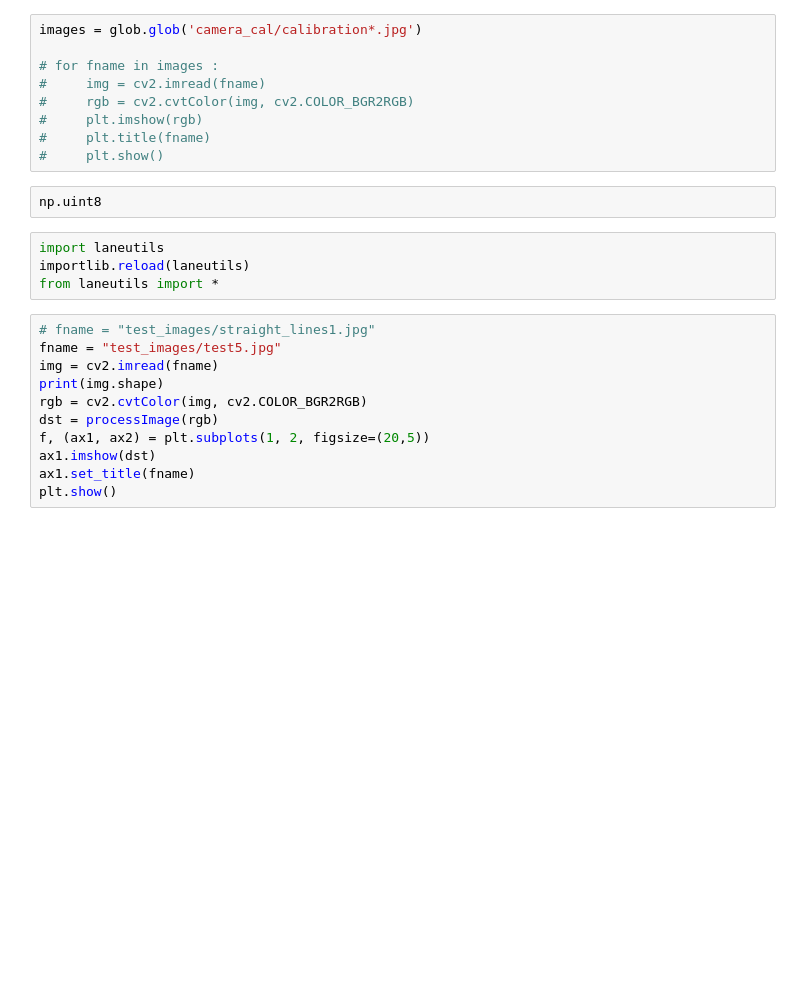
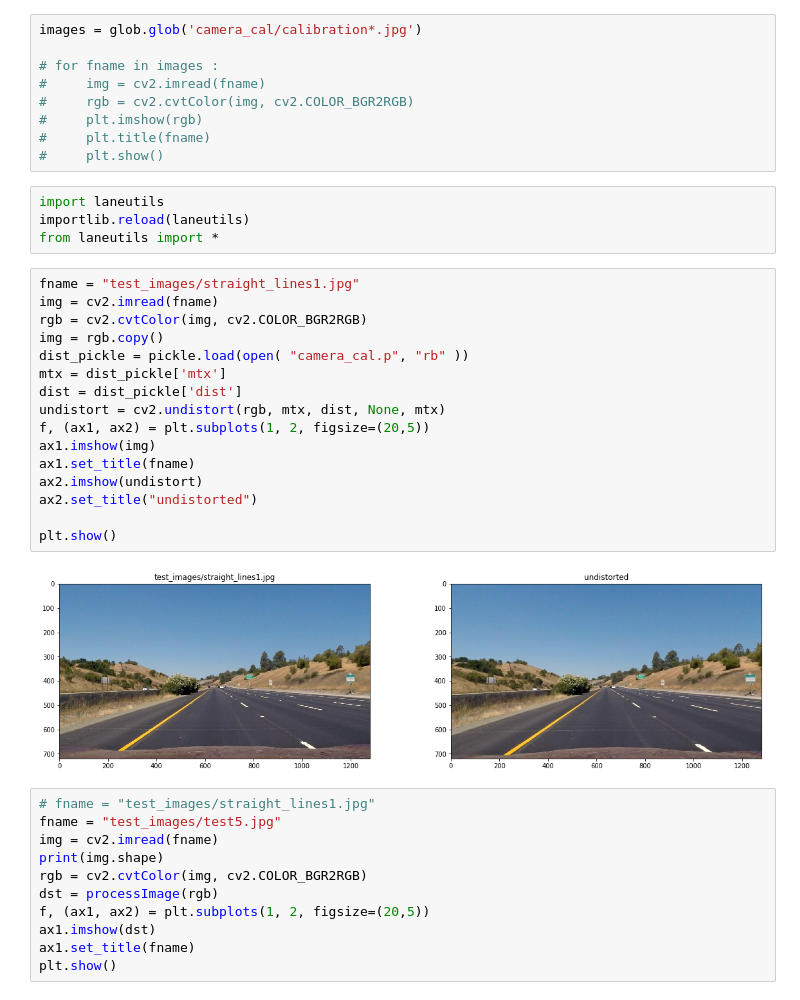
Before and after one commit to speedyseal/CarND-Advanced-Lane-Lines, a Jupyter notebook: laneTracking.ipynb, the cells around one changed output. Saved outputs shown, nothing was run; the diff lists cells and outputs as text; blank space fills up the shorter version.

```diff
--- a/laneTracking.ipynb
+++ b/laneTracking.ipynb
@@ -13,12 +13,28 @@ images = glob.glob('camera_cal/calibration*.jpg')
 #     plt.imshow(rgb)
 #     plt.title(fname)
 #     plt.show()
-# %%
-np.uint8
 # %%
 import laneutils
 importlib.reload(laneutils)
 from laneutils import *
+# %%
+fname = "test_images/straight_lines1.jpg"
+img = cv2.imread(fname)
+rgb = cv2.cvtColor(img, cv2.COLOR_BGR2RGB)
+img = rgb.copy()
+dist_pickle = pickle.load(open( "camera_cal.p", "rb" ))
+mtx = dist_pickle['mtx']
+dist = dist_pickle['dist']
+undistort = cv2.undistort(rgb, mtx, dist, None, mtx)
+f, (ax1, ax2) = plt.subplots(1, 2, figsize=(20,5))
+ax1.imshow(img)
+ax1.set_title(fname)
+ax2.imshow(undistort)
+ax2.set_title("undistorted")
+
+plt.show()
+# %% [output]
+[figure, added]
 # %%
 # fname = "test_images/straight_lines1.jpg"
 fname = "test_images/test5.jpg"
```
Also changed, not shown: parts of 2 cells of this notebook, 1 other file.
